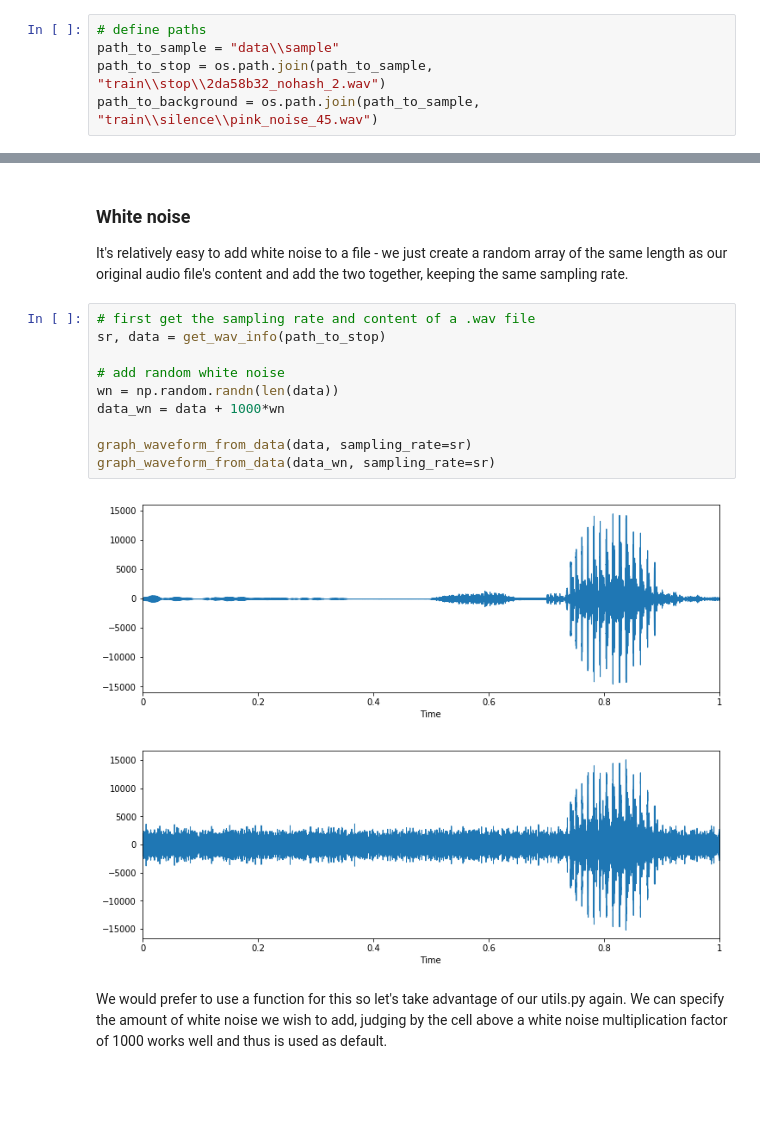
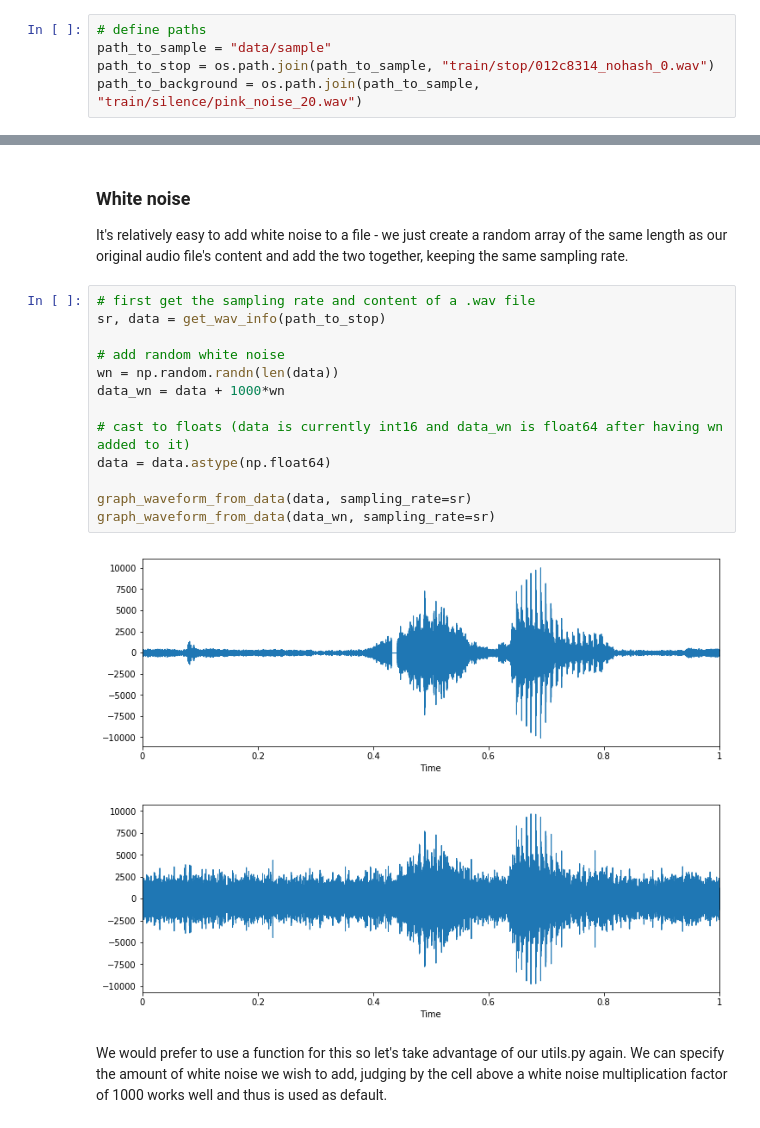
Before and after one commit to mateuszjurewicz/tensorflow_speech_recognition, a Jupyter notebook: 2. Preprocessing and data augmentation.ipynb, the cells around one changed output, grey strips where cells are left out. Saved outputs shown, nothing was run; the diff lists cells and outputs as text; blank space fills up the shorter version.

```diff
--- a/2. Preprocessing and data augmentation.ipynb
+++ b/2. Preprocessing and data augmentation.ipynb
@@ -46,9 +46,9 @@ We have plenty to choose from - white & pink noise samples, the background sound
 We'll be using the pydub library as it makes this kind of audio mixing very intuitive.
 # %%
 # define paths
-path_to_sample = "data\\sample"
-path_to_stop = os.path.join(path_to_sample, "train\\stop\\2da58b32_nohash_2.wav")
-path_to_background = os.path.join(path_to_sample, "train\\silence\\pink_noise_45.wav")
+path_to_sample = "data/sample"
+path_to_stop = os.path.join(path_to_sample, "train/stop/012c8314_nohash_0.wav")
+path_to_background = os.path.join(path_to_sample, "train/silence/pink_noise_20.wav")
 # %%
 # we will also want a separate temporary directory to store our mixed files
 path_to_tmp = os.path.join(path_to_sample, "tmp")
@@ -140,16 +142,19 @@ It's relatively easy to add white noise to a file - we just create a random arra
 # %%
 # first get the sampling rate and content of a .wav file
 sr, data = get_wav_info(path_to_stop)
 
 # add random white noise
 wn = np.random.randn(len(data))
 data_wn = data + 1000*wn
 
+# cast to floats (data is currently int16 and data_wn is float64 after having wn added to it)
+data = data.astype(np.float64)
+
 graph_waveform_from_data(data, sampling_rate=sr)
 graph_waveform_from_data(data_wn, sampling_rate=sr)
 # %% [output]
-[figure, old version]
+[figure, new version]
-[figure, old version]
+[figure, new version]
 # %% [markdown]
 We would prefer to use a function for this so let's take advantage of our utils.py again. We can specify the amount of white noise we wish to add, judging by the cell above a white noise multiplication factor of 1000 works well and thus is used as default.
 # %%
```
Also changed, not shown: parts of 17 cells of this notebook, 5 other files.
